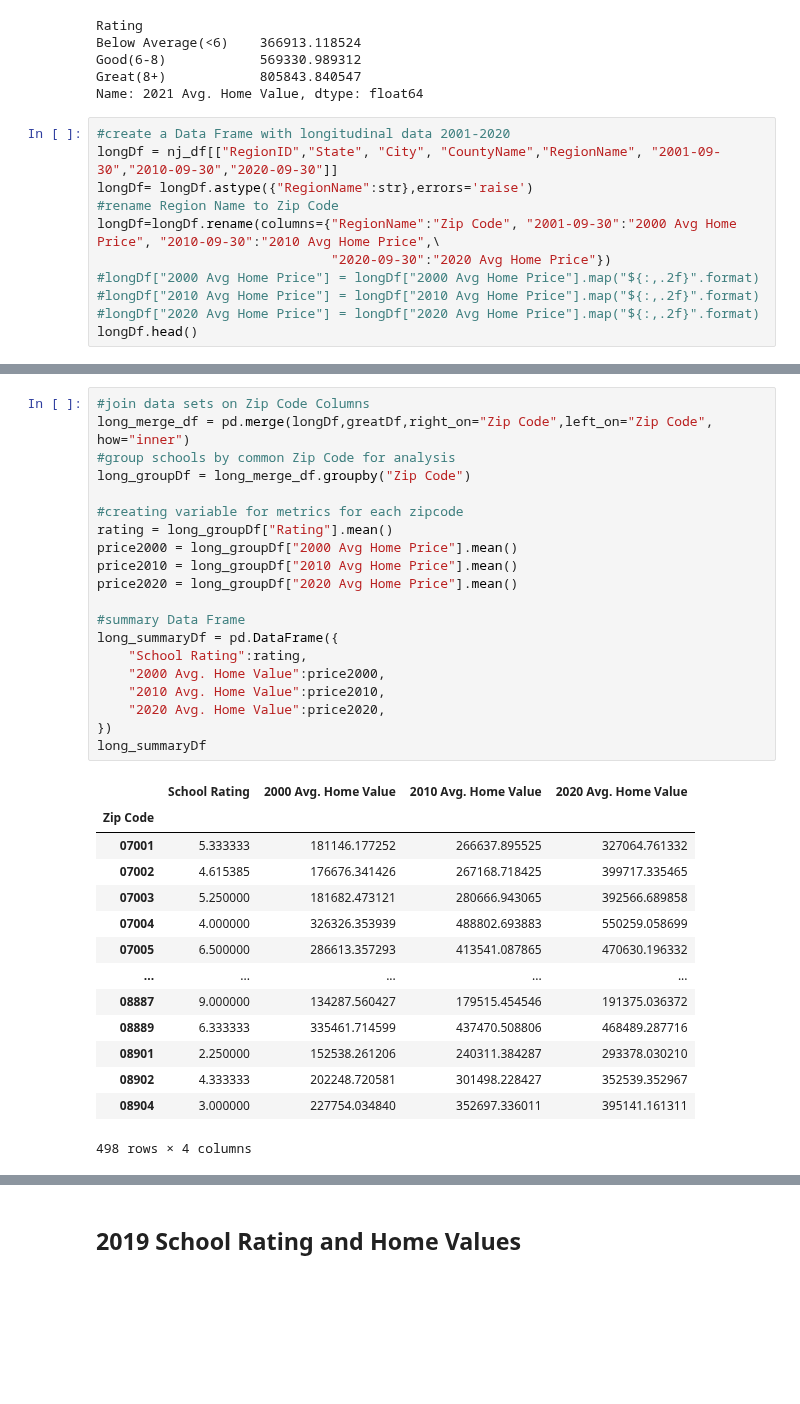
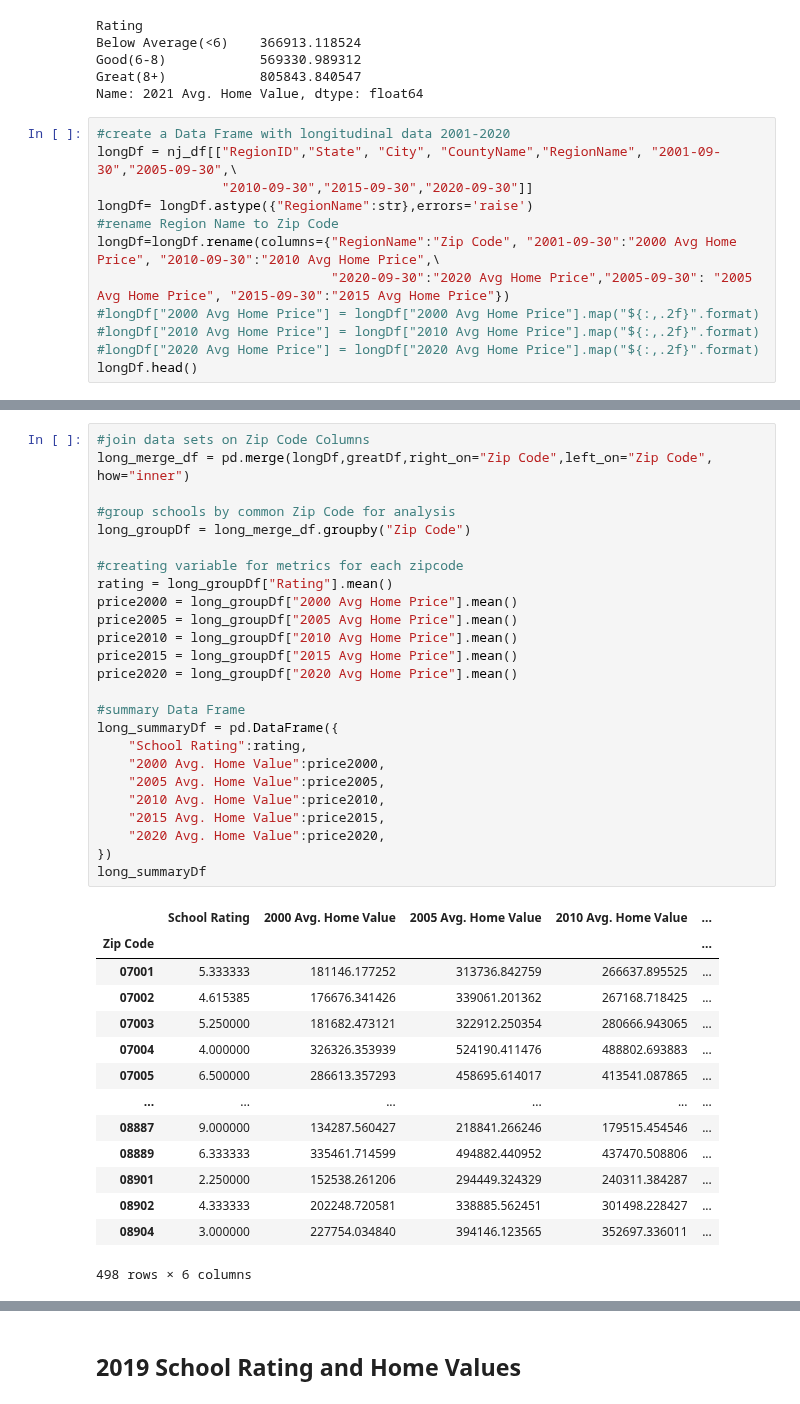
Before and after one commit to tlochan/ProjectOne, a Jupyter notebook: Data Cleaning.ipynb, the cells around one changed output, grey strips where cells are left out. Saved outputs shown, nothing was run; the diff lists cells and outputs as text; blank space fills up the shorter version.

```diff
--- a/Data Cleaning.ipynb
+++ b/Data Cleaning.ipynb
@@ -147,11 +148,12 @@ Great(8+)            805843.840547
 Name: 2021 Avg. Home Value, dtype: float64
 # %%
 #create a Data Frame with longitudinal data 2001-2020
-longDf = nj_df[["RegionID","State", "City", "CountyName","RegionName", "2001-09-30","2010-09-30","2020-09-30"]]
+longDf = nj_df[["RegionID","State", "City", "CountyName","RegionName", "2001-09-30","2005-09-30",\
+                "2010-09-30","2015-09-30","2020-09-30"]]
 longDf= longDf.astype({"RegionName":str},errors='raise')
 #rename Region Name to Zip Code
 longDf=longDf.rename(columns={"RegionName":"Zip Code", "2001-09-30":"2000 Avg Home Price", "2010-09-30":"2010 Avg Home Price",\
-                              "2020-09-30":"2020 Avg Home Price"})
+                              "2020-09-30":"2020 Avg Home Price","2005-09-30": "2005 Avg Home Price", "2015-09-30":"2015 Avg Home Price"})
 #longDf["2000 Avg Home Price"] = longDf["2000 Avg Home Price"].map("${:,.2f}".format)
 #longDf["2010 Avg Home Price"] = longDf["2010 Avg Home Price"].map("${:,.2f}".format)
 #longDf["2020 Avg Home Price"] = longDf["2020 Avg Home Price"].map("${:,.2f}".format)
@@ -166,35 +168,40 @@ longDf.head()
 # %%
 #join data sets on Zip Code Columns
 long_merge_df = pd.merge(longDf,greatDf,right_on="Zip Code",left_on="Zip Code", how="inner")
+
 #group schools by common Zip Code for analysis
 long_groupDf = long_merge_df.groupby("Zip Code")
 
 #creating variable for metrics for each zipcode
 rating = long_groupDf["Rating"].mean()
 price2000 = long_groupDf["2000 Avg Home Price"].mean()
+price2005 = long_groupDf["2005 Avg Home Price"].mean()
 price2010 = long_groupDf["2010 Avg Home Price"].mean()
+price2015 = long_groupDf["2015 Avg Home Price"].mean()
 price2020 = long_groupDf["2020 Avg Home Price"].mean()
 
 #summary Data Frame
 long_summaryDf = pd.DataFrame({
     "School Rating":rating,
     "2000 Avg. Home Value":price2000,
+    "2005 Avg. Home Value":price2005,
     "2010 Avg. Home Value":price2010,
+    "2015 Avg. Home Value":price2015,
     "2020 Avg. Home Value":price2020,
 })
 long_summaryDf
 # %% [output]
-|  | School Rating | 2000 Avg. Home Value | 2010 Avg. Home Value | 2020 Avg. Home Value |
-| Zip Code |  |  |  |  |
-| 07001 | 5.333333 | 181146.177252 | 266637.895525 | 327064.761332 |
-| 07002 | 4.615385 | 176676.341426 | 267168.718425 | 399717.335465 |
-| 07003 | 5.250000 | 181682.473121 | 280666.943065 | 392566.689858 |
-| 07004 | 4.000000 | 326326.353939 | 488802.693883 | 550259.058699 |
-| 07005 | 6.500000 | 286613.357293 | 413541.087865 | 470630.196332 |
-| ... | ... | ... | ... | ... |
-| 08887 | 9.000000 | 134287.560427 | 179515.454546 | 191375.036372 |
-| 08889 | 6.333333 | 335461.714599 | 437470.508806 | 468489.287716 |
-| 08901 | 2.250000 | 152538.261206 | 240311.384287 | 293378.030210 |
-| 08902 | 4.333333 | 202248.720581 | 301498.228427 | 352539.352967 |
-| 08904 | 3.000000 | 227754.034840 | 352697.336011 | 395141.161311 |
+|  | School Rating | 2000 Avg. Home Value | 2005 Avg. Home Value | 2010 Avg. Home Value | ... |
+| Zip Code |  |  |  |  | ... |
+| 07001 | 5.333333 | 181146.177252 | 313736.842759 | 266637.895525 | ... |
+| 07002 | 4.615385 | 176676.341426 | 339061.201362 | 267168.718425 | ... |
+| 07003 | 5.250000 | 181682.473121 | 322912.250354 | 280666.943065 | ... |
+| 07004 | 4.000000 | 326326.353939 | 524190.411476 | 488802.693883 | ... |
+| 07005 | 6.500000 | 286613.357293 | 458695.614017 | 413541.087865 | ... |
+| ... | ... | ... | ... | ... | ... |
+| 08887 | 9.000000 | 134287.560427 | 218841.266246 | 179515.454546 | ... |
+| 08889 | 6.333333 | 335461.714599 | 494882.440952 | 437470.508806 | ... |
+| 08901 | 2.250000 | 152538.261206 | 294449.324329 | 240311.384287 | ... |
+| 08902 | 4.333333 | 202248.720581 | 338885.562451 | 301498.228427 | ... |
+| 08904 | 3.000000 | 227754.034840 | 394146.123565 | 352697.336011 | ... |
-498 rows × 4 columns
+498 rows × 6 columns
```
Also changed, not shown: parts of 12 cells of this notebook.
